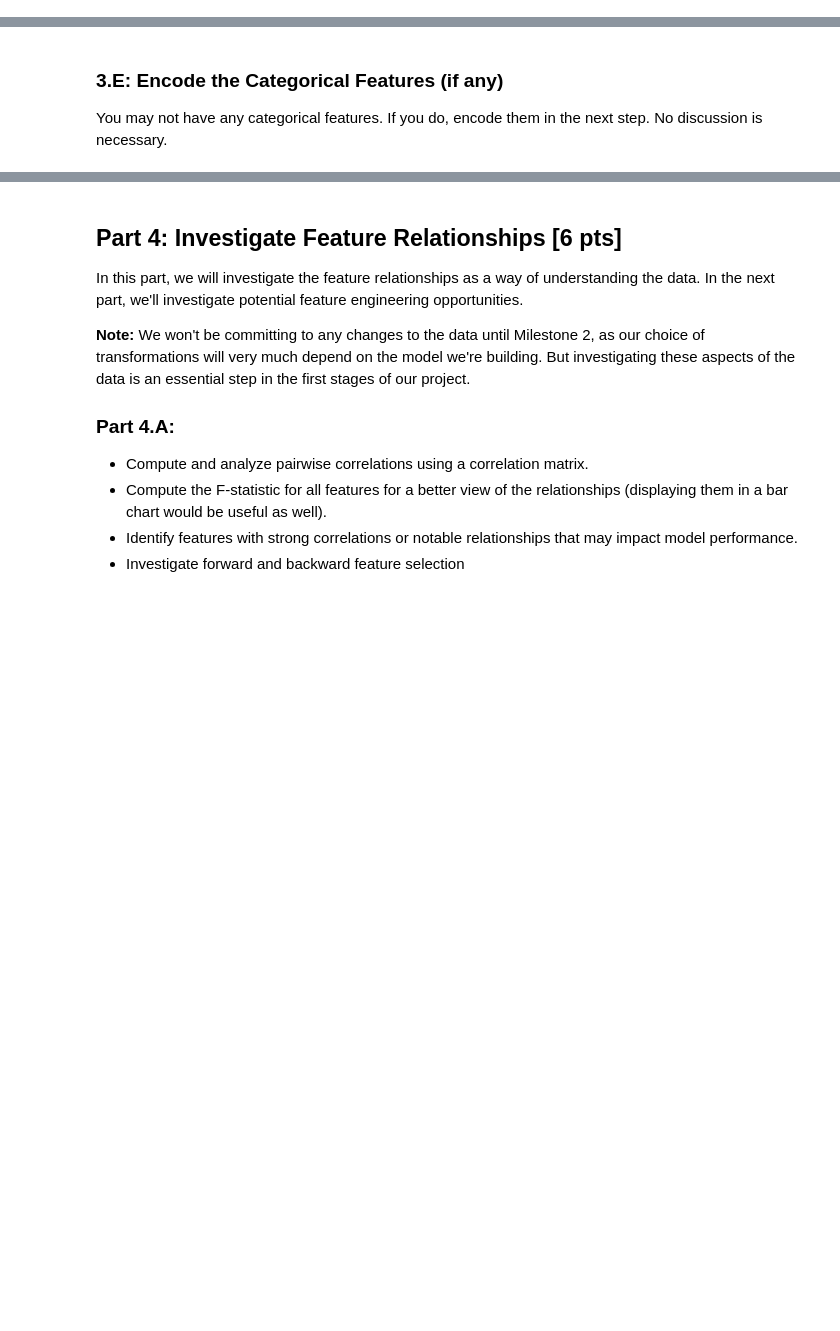
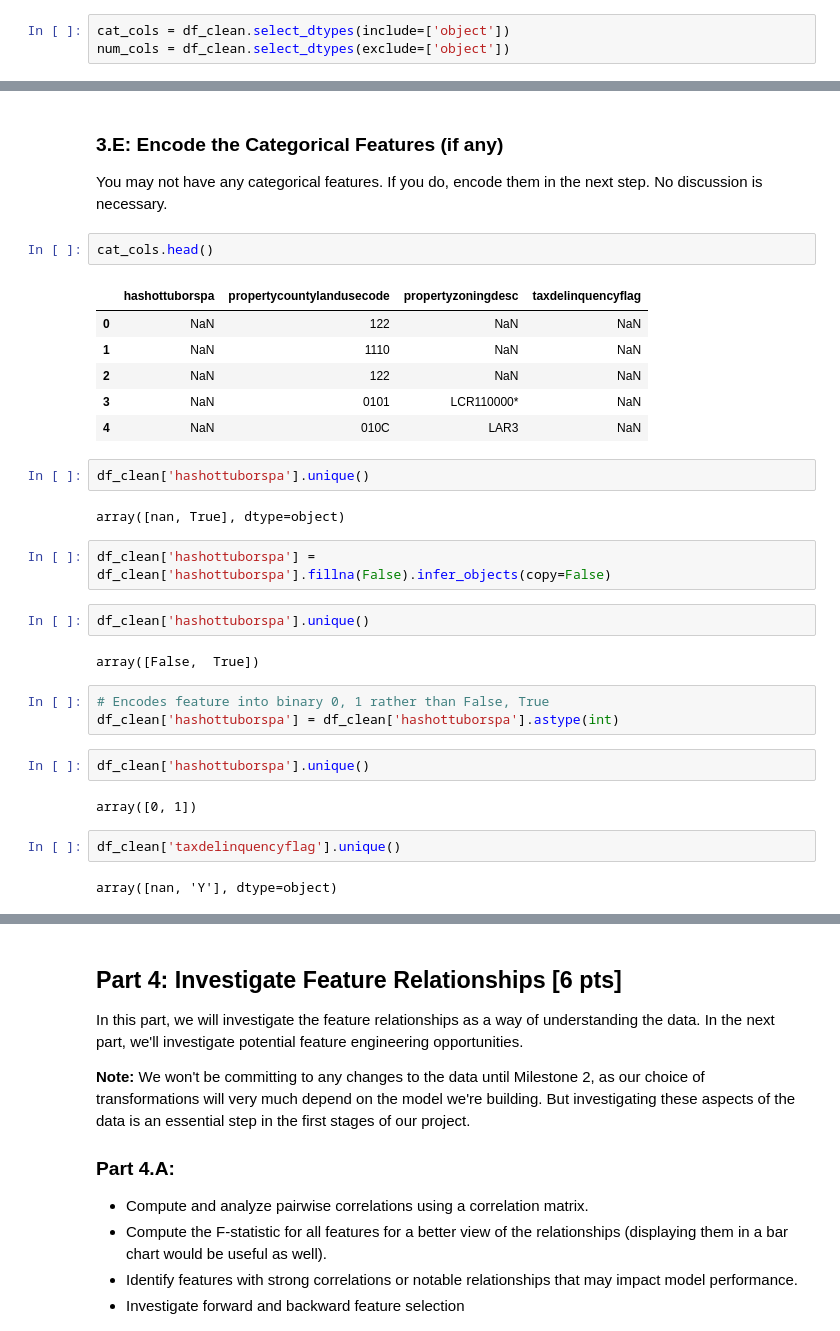
Before and after one commit to aidandig/Mod-3-Milestones-Group-78, a Jupyter notebook: Milestone_01.ipynb, the cells around one changed output, grey strips where cells are left out. Saved outputs shown, nothing was run; the diff lists cells and outputs as text; blank space fills up the shorter version.

```diff
--- a/Milestone_01.ipynb
+++ b/Milestone_01.ipynb
@@ -710,0 +729,3 @@ df_clean = outliers_removed.copy()
+# %%
+cat_cols = df_clean.select_dtypes(include=['object'])
+num_cols = df_clean.select_dtypes(exclude=['object'])
@@ -712,3 +999,33 @@ df_clean = outliers_removed.copy()
 ### 3.E: Encode the Categorical Features (if any)
 
 You may not have any categorical features. If you do, encode them in the next step. No discussion is necessary.
+# %%
+cat_cols.head()
+# %% [output]
+|  | hashottuborspa | propertycountylandusecode | propertyzoningdesc | taxdelinquencyflag |
+| 0 | NaN | 122 | NaN | NaN |
+| 1 | NaN | 1110 | NaN | NaN |
+| 2 | NaN | 122 | NaN | NaN |
+| 3 | NaN | 0101 | LCR110000* | NaN |
+| 4 | NaN | 010C | LAR3 | NaN |
+# %%
+df_clean['hashottuborspa'].unique()
+# %% [output]
+array([nan, True], dtype=object)
+# %%
+df_clean['hashottuborspa'] = df_clean['hashottuborspa'].fillna(False).infer_objects(copy=False)
+# %%
+df_clean['hashottuborspa'].unique()
+# %% [output]
+array([False,  True])
+# %%
+# Encodes feature into binary 0, 1 rather than False, True
+df_clean['hashottuborspa'] = df_clean['hashottuborspa'].astype(int)
+# %%
+df_clean['hashottuborspa'].unique()
+# %% [output]
+array([0, 1])
+# %%
+df_clean['taxdelinquencyflag'].unique()
+# %% [output]
+array([nan, 'Y'], dtype=object)
```
Also changed, not shown: parts of 31 cells of this notebook.
